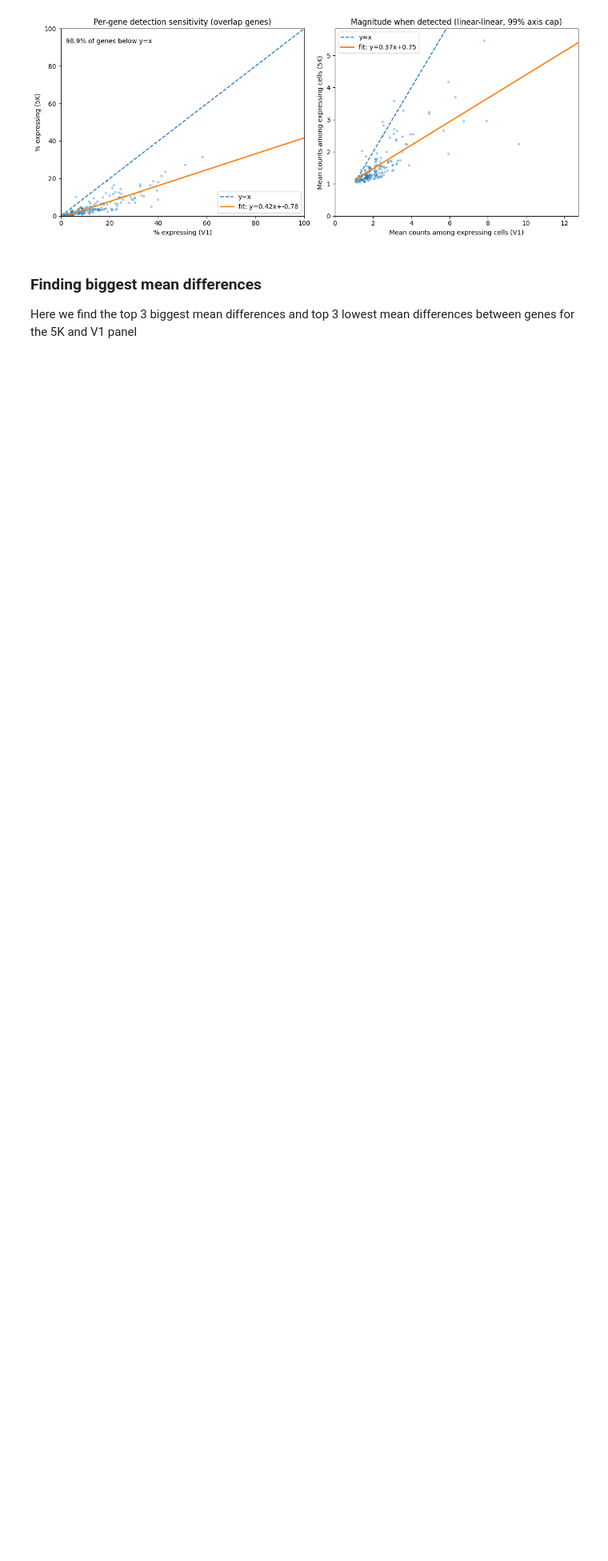
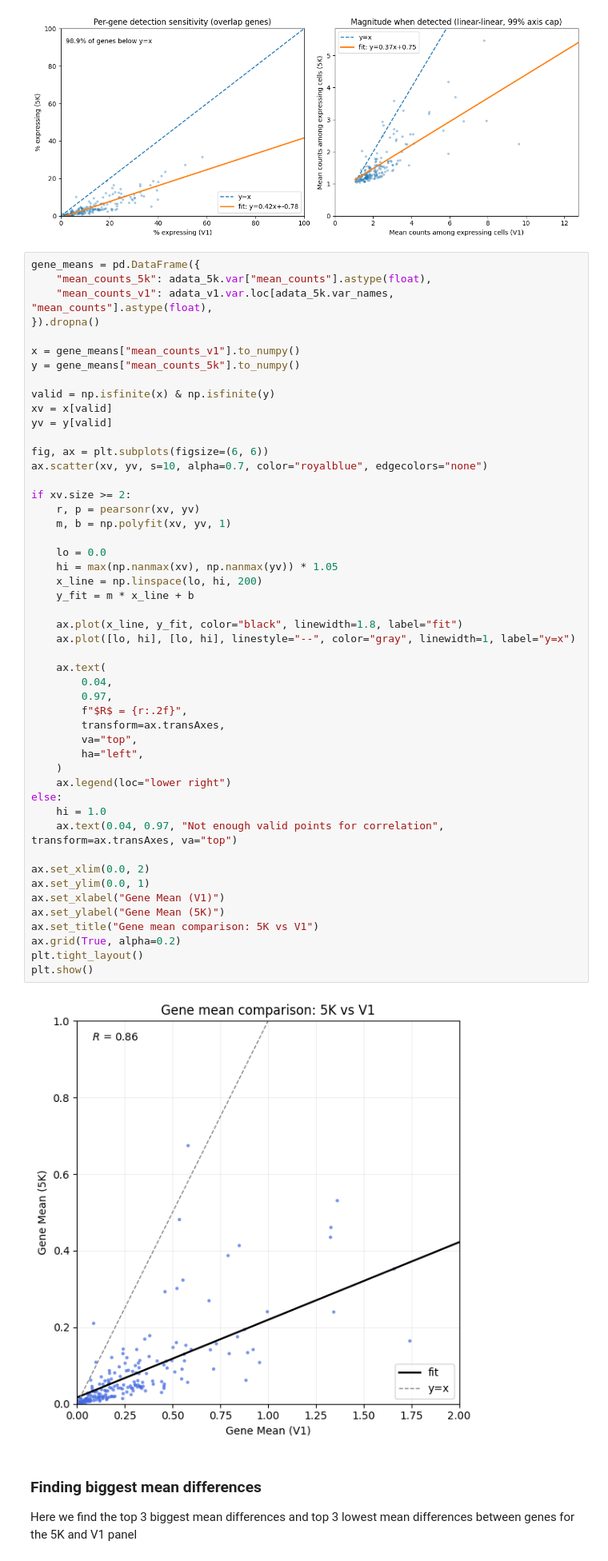
Before and after one commit to niekparidaens/BEP, a Jupyter notebook: Gene comparison spatialdata.ipynb, the cells around one changed output. Shown at 80% size. Drawn from its saved outputs; the diff is of its cells as text; blank space fills up the shorter version.

```diff
--- a/Gene comparison spatialdata.ipynb
+++ b/Gene comparison spatialdata.ipynb
@@ -778,6 +721,57 @@ plt.tight_layout()
 plt.show()
 # %% [output]
 [figure]
+# %%
+gene_means = pd.DataFrame({
+    "mean_counts_5k": adata_5k.var["mean_counts"].astype(float),
+    "mean_counts_v1": adata_v1.var.loc[adata_5k.var_names, "mean_counts"].astype(float),
+}).dropna()
+
+x = gene_means["mean_counts_v1"].to_numpy()
+y = gene_means["mean_counts_5k"].to_numpy()
+
+valid = np.isfinite(x) & np.isfinite(y)
+xv = x[valid]
+yv = y[valid]
+
+fig, ax = plt.subplots(figsize=(6, 6))
+ax.scatter(xv, yv, s=10, alpha=0.7, color="royalblue", edgecolors="none")
+
+if xv.size >= 2:
+    r, p = pearsonr(xv, yv)
+    m, b = np.polyfit(xv, yv, 1)
+
+    lo = 0.0
+    hi = max(np.nanmax(xv), np.nanmax(yv)) * 1.05
+    x_line = np.linspace(lo, hi, 200)
+    y_fit = m * x_line + b
+
+    ax.plot(x_line, y_fit, color="black", linewidth=1.8, label="fit")
+    ax.plot([lo, hi], [lo, hi], linestyle="--", color="gray", linewidth=1, label="y=x")
+
+    ax.text(
+        0.04,
+        0.97,
+        f"$R$ = {r:.2f}",
+        transform=ax.transAxes,
+        va="top",
+        ha="left",
+    )
+    ax.legend(loc="lower right")
+else:
+    hi = 1.0
+    ax.text(0.04, 0.97, "Not enough valid points for correlation", transform=ax.transAxes, va="top")
+
+ax.set_xlim(0.0, 2)
+ax.set_ylim(0.0, 1)
+ax.set_xlabel("Gene Mean (V1)")
+ax.set_ylabel("Gene Mean (5K)")
+ax.set_title("Gene mean comparison: 5K vs V1")
+ax.grid(True, alpha=0.2)
+plt.tight_layout()
+plt.show()
+# %% [output]
+[figure, added]
 # %% [markdown]
 ### Finding biggest mean differences
 Here we find the top 3 biggest mean differences and top 3 lowest mean differences between genes for the 5K and V1 panel
```
Also changed, not shown: parts of 9 cells of this notebook, 3 other files.
